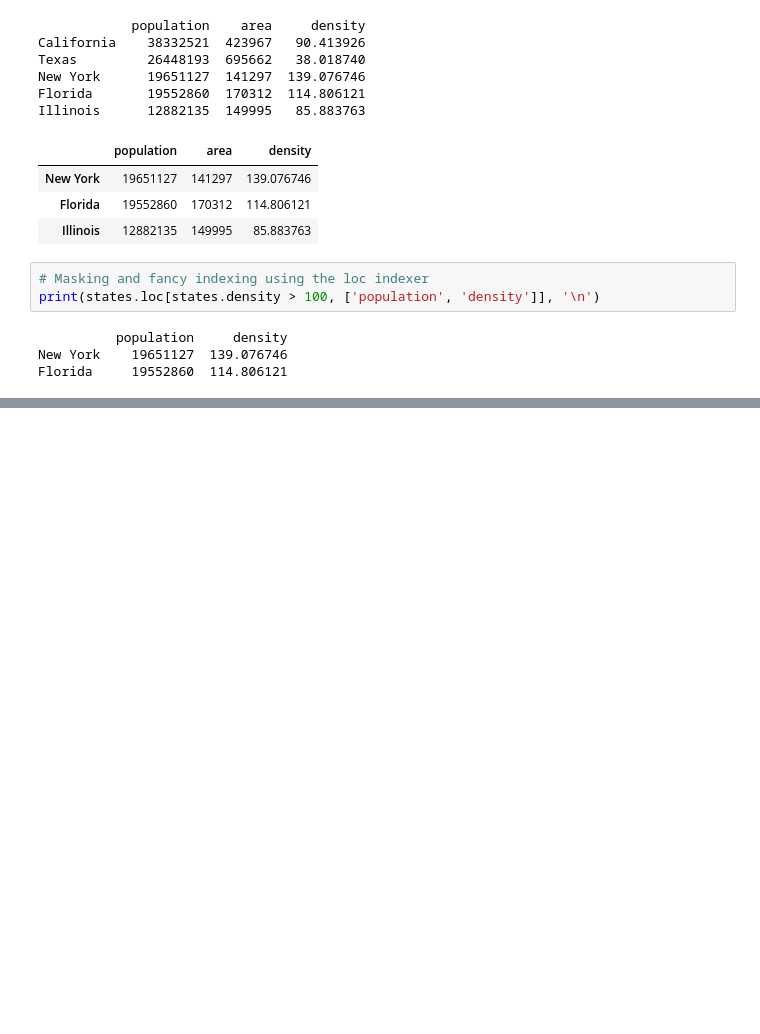
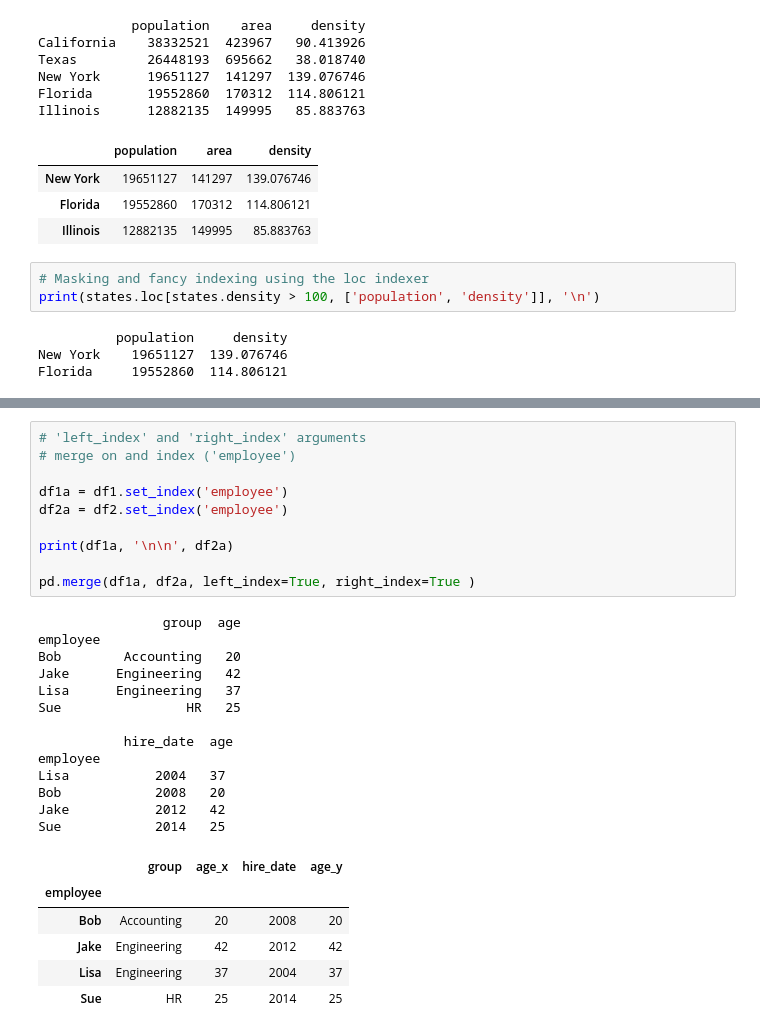
Before and after one commit to sshin01/GEUM-CHEOL, a Jupyter notebook: datascience/exer/1_hello.world.ipynb, the cells around one changed output, grey strips where cells are left out. Drawn from its saved outputs; the diff is of its cells as text; blank space fills up the shorter version.

```diff
--- a/datascience/exer/1_hello.world.ipynb
+++ b/datascience/exer/1_hello.world.ipynb
@@ -1423,0 +1819,30 @@ Florida     19552860  114.806121
+# %%
+# 'left_index' and 'right_index' arguments
+# merge on and index ('employee')
+
+df1a = df1.set_index('employee')
+df2a = df2.set_index('employee')
+
+print(df1a, '\n\n', df2a)
+
+pd.merge(df1a, df2a, left_index=True, right_index=True )
+# %% [output]
+                group  age
+employee
+Bob        Accounting   20
+Jake      Engineering   42
+Lisa      Engineering   37
+Sue                HR   25
+
+           hire_date  age
+employee
+Lisa           2004   37
+Bob            2008   20
+Jake           2012   42
+Sue            2014   25
+|  | group | age_x | hire_date | age_y |
+| employee |  |  |  |  |
+| Bob | Accounting | 20 | 2008 | 20 |
+| Jake | Engineering | 42 | 2012 | 42 |
+| Lisa | Engineering | 37 | 2004 | 37 |
+| Sue | HR | 25 | 2014 | 25 |
```
Also changed, not shown: parts of 26 cells of this notebook.
